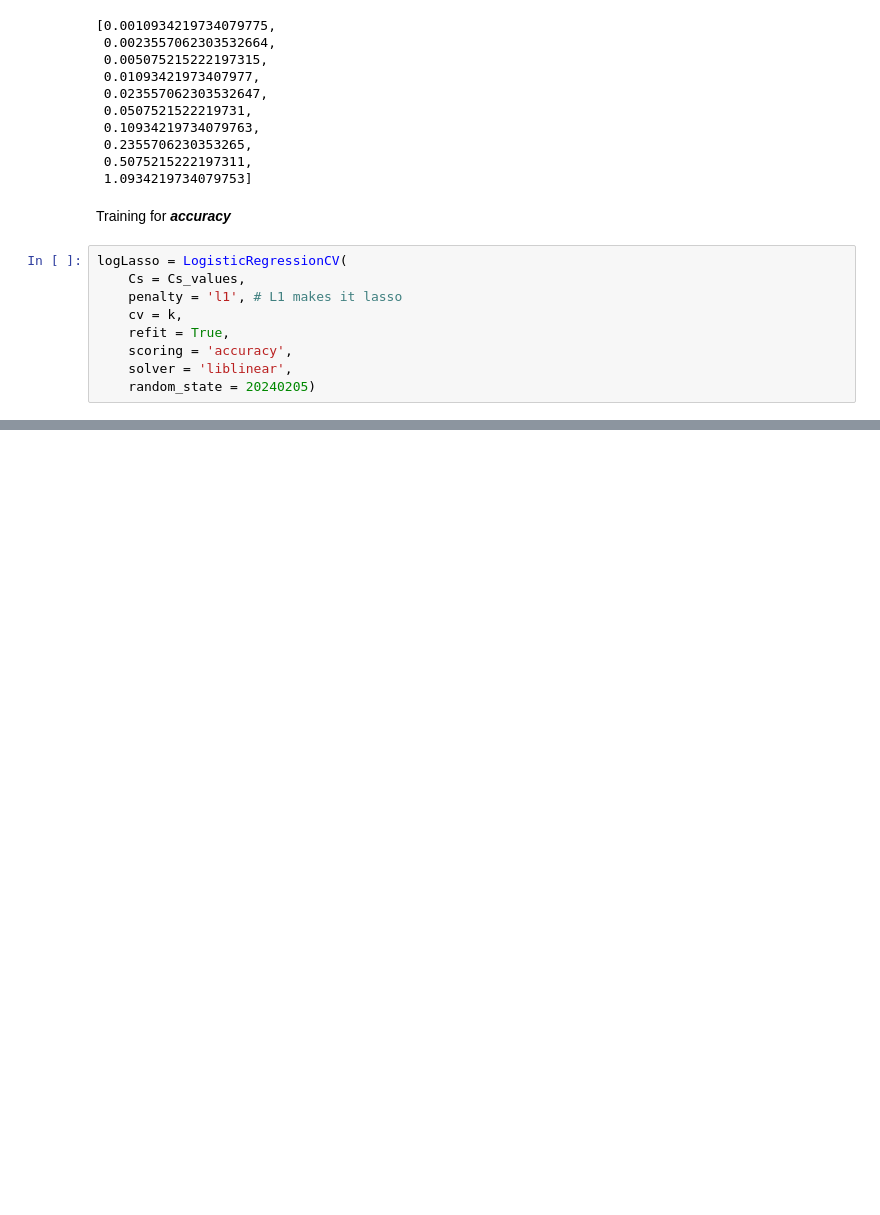
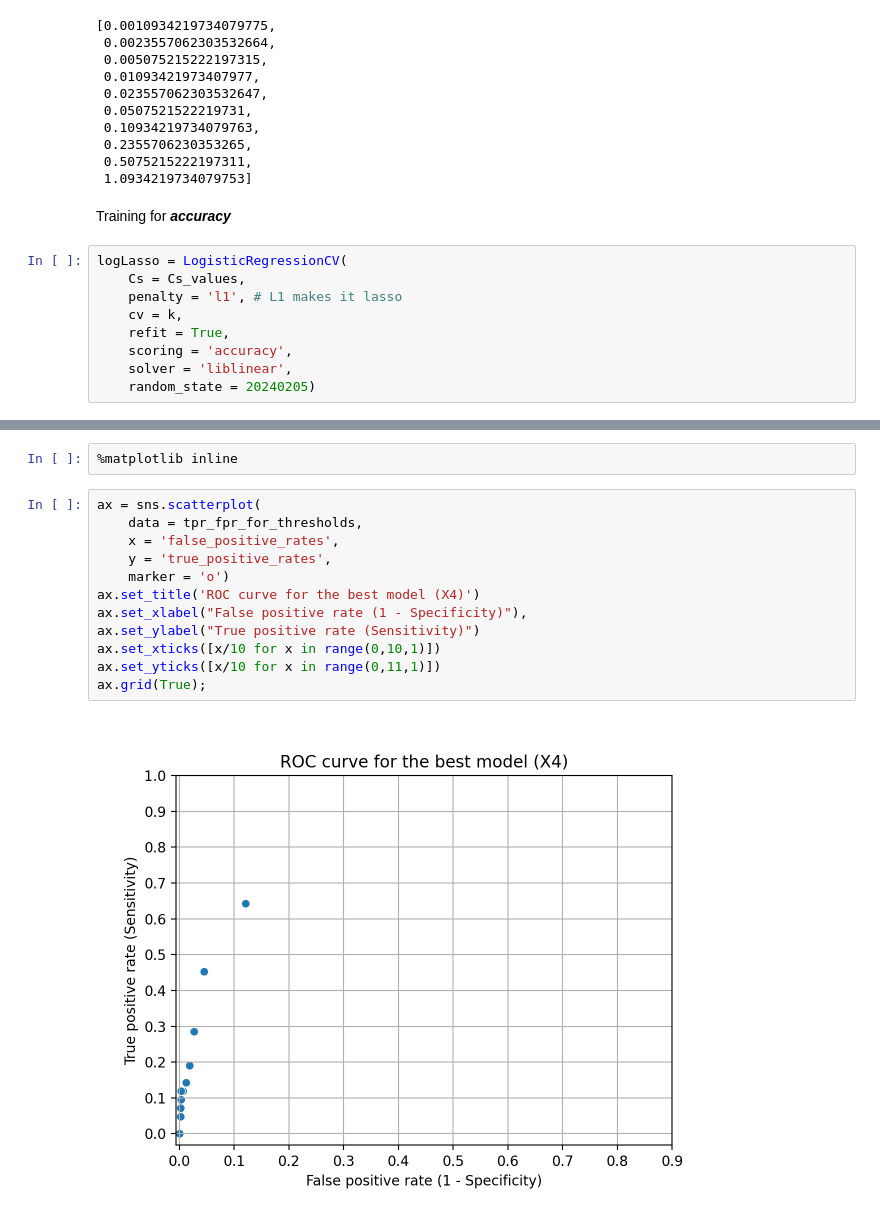
Before and after one commit to mateschieszler/DA3-A3, a Jupyter notebook: DA3_A3_code.ipynb, the cells around one changed output, grey strips where cells are left out. Cells and saved outputs as stored; diff of their text form; blank space fills up the shorter version.

```diff
--- a/DA3_A3_code.ipynb
+++ b/DA3_A3_code.ipynb
@@ -1655,0 +1926,16 @@ create_coef_matrix(normalized_logitvars, logit_models["LASSO"]).sort_values('coe
+# %%
+%matplotlib inline
+# %%
+ax = sns.scatterplot(
+    data = tpr_fpr_for_thresholds,
+    x = 'false_positive_rates',
+    y = 'true_positive_rates',
+    marker = 'o')
+ax.set_title('ROC curve for the best model (X4)')
+ax.set_xlabel("False positive rate (1 - Specificity)"),
+ax.set_ylabel("True positive rate (Sensitivity)")
+ax.set_xticks([x/10 for x in range(0,10,1)])
+ax.set_yticks([x/10 for x in range(0,11,1)])
+ax.grid(True);
+# %% [output]
+[figure, added]
```
Also changed, not shown: parts of 60 cells of this notebook.
